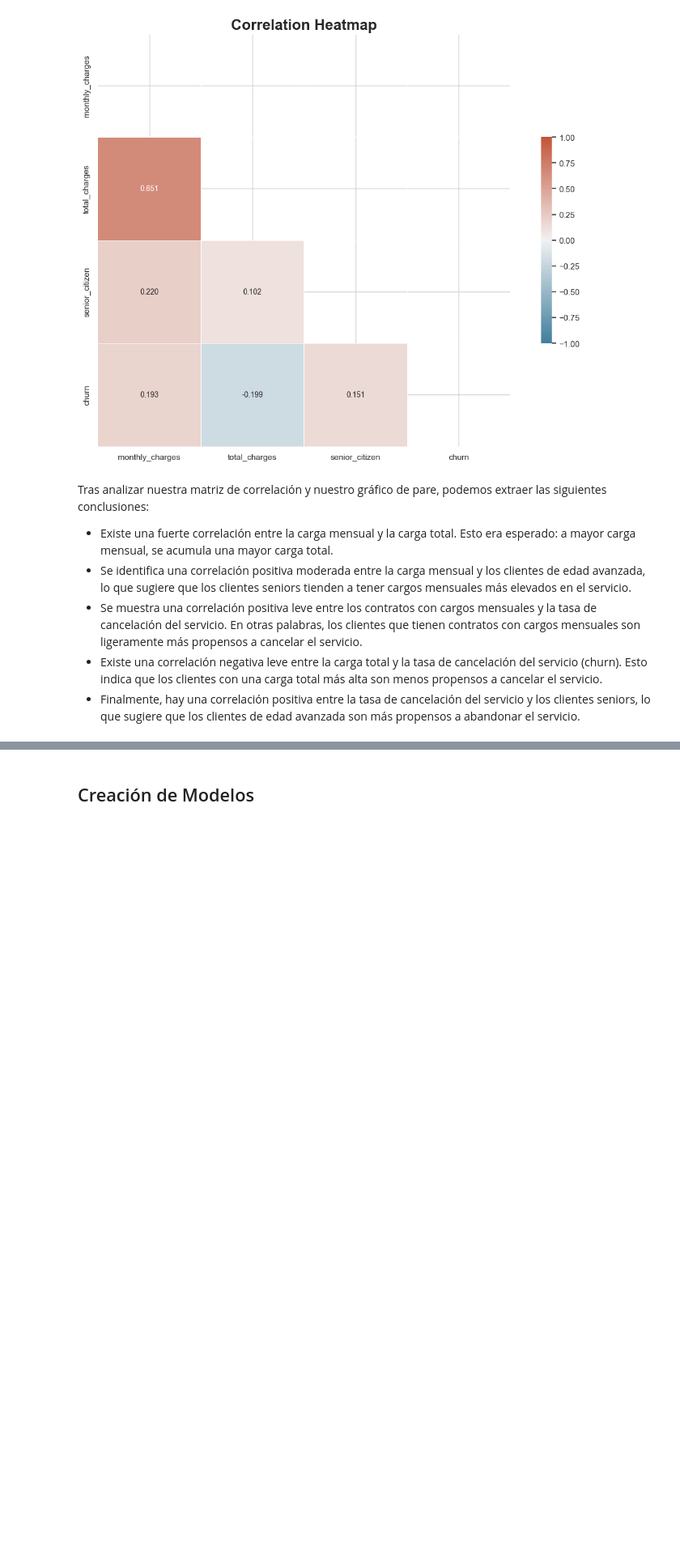
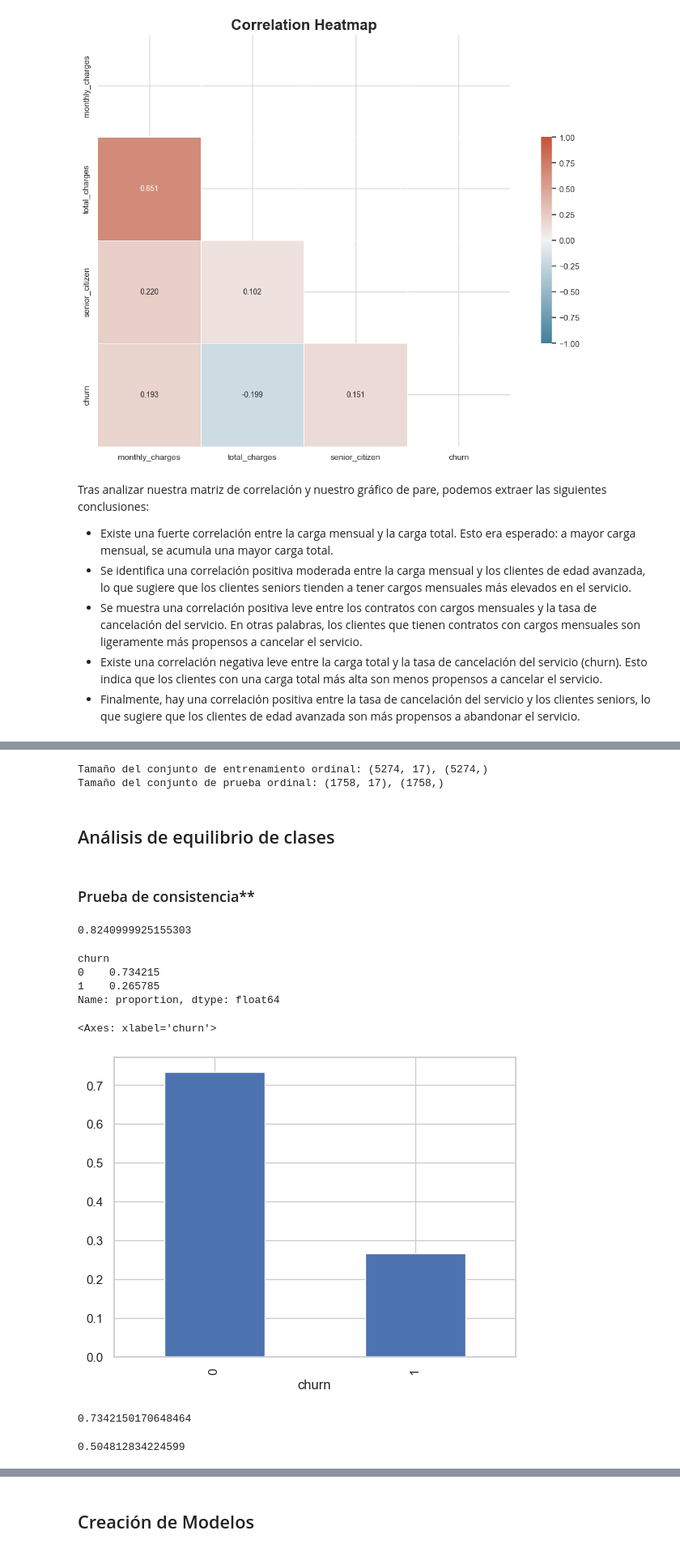
Before and after one commit to RicardoFW16/final_project, a Jupyter notebook: analisis_exploratorio.ipynb, the cells around one changed output, grey strips where cells are left out. Shown at 81% size. Cells and saved outputs as stored; diff of their text form; code cells hidden in the pictures; blank space fills up the shorter version.

Commit message:
models optimized, still not achieve the auc-roc objective

```diff
--- a/analisis_exploratorio.ipynb
+++ b/analisis_exploratorio.ipynb
@@ -739,0 +926,4 @@ Tras analizar nuestra matriz de correlación y nuestro gráfico de pare, podemos
+# %%
+# Establecer columnas numéricas y categóricas
+numeric_columns = ['monthly_charges' ,'total_charges', 'senior_citizen']
+categorical_columns = list(set(df_final.columns) - set(numeric_columns) - set(['churn']))
@@ -739,0 +968,15 @@ Tras analizar nuestra matriz de correlación y nuestro gráfico de pare, podemos
+# %%
+# Crear un copia de nuestro datset final
+df_ordinal = df_final.copy().reset_index(drop=True)
+
+# Codificar las características categóricas
+encoder = OrdinalEncoder()
+encoder.fit(df_ordinal[categorical_columns])
+df_ordinal[categorical_columns] = pd.DataFrame(encoder.transform(df_ordinal[categorical_columns]), columns=categorical_columns)
+df_ordinal.head()
+
+#Escalar los datos numéricos
+scaler = StandardScaler()
+scaler.fit(df_ordinal[numeric_columns])
+df_ordinal[numeric_columns] = scaler.transform(df_ordinal[numeric_columns])
+df_ordinal.head()
@@ -739,0 +990,59 @@ Tras analizar nuestra matriz de correlación y nuestro gráfico de pare, podemos
+# %%
+# Determinar features y target del modelo
+features_ordinal = df_ordinal.drop('churn', axis=1)
+target_ordinal = df_ordinal['churn']
+
+# Dividir nuestro dataset en conjunto de entrenamiento y prueba 75:25
+features_train_ordinal, features_test_ordinal, target_train_ordinal, target_test_ordinal = train_test_split(
+    features_ordinal,
+    target_ordinal,
+    test_size=0.25,
+    random_state=12345
+)
+
+# Comprobar división
+print(f'Tamaño del conjunto de entrenamiento ordinal: {features_train_ordinal.shape}, {target_train_ordinal.shape}')
+print(f'Tamaño del conjunto de prueba ordinal: {features_test_ordinal.shape}, {target_test_ordinal.shape}')
+# %% [output]
+Tamaño del conjunto de entrenamiento ordinal: (5274, 17), (5274,)
+Tamaño del conjunto de prueba ordinal: (1758, 17), (1758,)
+# %% [markdown]
+## Análisis de equilibrio de clases
+# %% [markdown]
+### Prueba de consistencia**
+# %%
+# Desarrollar modelo de árbol de decisiones
+model = DecisionTreeClassifier(random_state=12345)
+model.fit(features_train_ordinal, target_train_ordinal)
+target_prob_dt = dt_model.predict_proba(features_test_ordinal)[:, 1]
+
+# Calcular AUC-ROC
+auc_roc = roc_auc_score(target_test_ordinal, target_prob_dt)
+
+print(auc_roc)
+# %% [output]
+0.8240999925155303
+# %%
+# Analizar distribución de clases
+class_frequency = df_ordinal['churn'].value_counts(normalize=True)
+
+print(class_frequency)
+class_frequency.plot(kind='bar')
+# %% [output]
+churn
+0    0.734215
+1    0.265785
+Name: proportion, dtype: float64
+<Axes: xlabel='churn'>
+[figure, added]
+# %%
+# Crear modelo constante y analizando su precisión en función al objetivo del modelo
+target_pred_constant = pd.Series(0, index=target_ordinal.index)
+
+print(accuracy_score(target_ordinal, target_pred_constant))
+# %% [output]
+0.7342150170648464
+# %%
+print(f1_score(target_test_ordinal, target_pred))
+# %% [output]
+0.504812834224599
```
Also changed, not shown: parts of 94 cells of this notebook, 4 other files.
